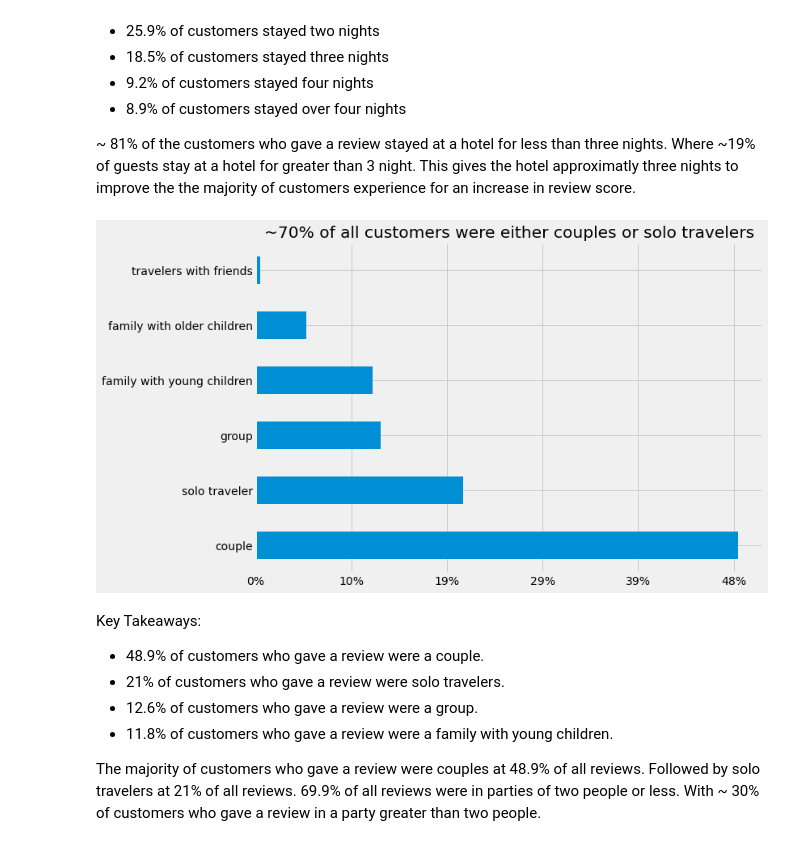
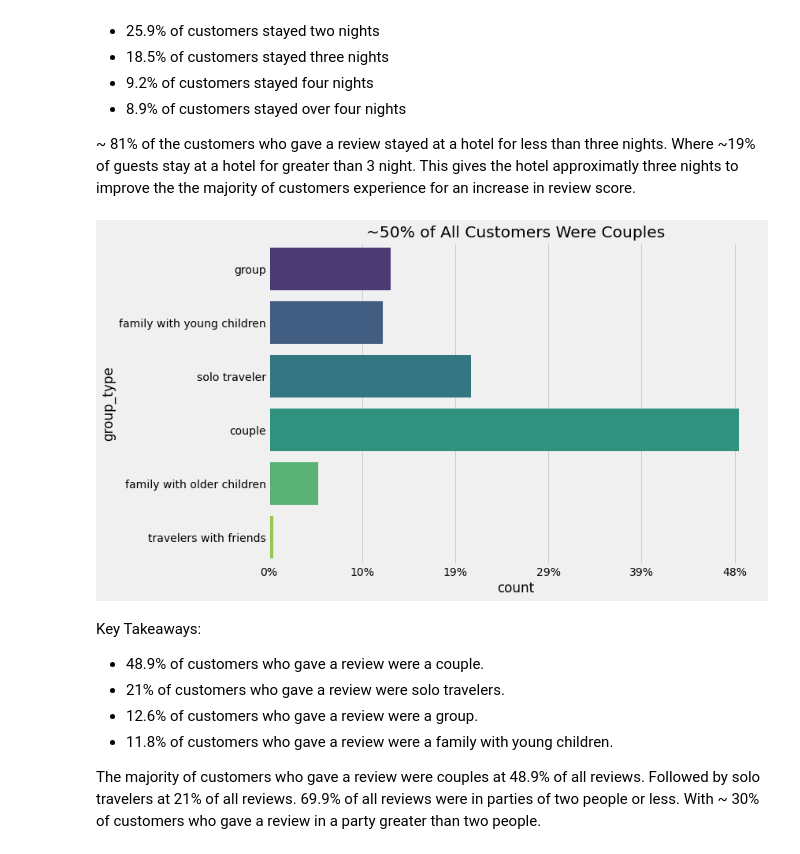
Before and after one commit to InPersonAnalysis/customer_review_capston, a Jupyter notebook: final_notebook.ipynb, the cells around one changed output. Saved outputs shown, nothing was run; the diff lists cells and outputs as text; code cells hidden in the pictures.

Commit message:
Updated group type graph

```diff
--- a/final_notebook.ipynb
+++ b/final_notebook.ipynb
@@ -135,12 +135,12 @@ Key Takeaways:
 ~ 81% of the customers who gave a review stayed at a hotel for less than three nights. Where ~19% of guests stay at a hotel for greater than 3 night. This gives the hotel approximatly three nights to improve the the majority of customers experience for an increase in review score.
 # %%
 #visualize the number of customers by group type
-ax = df.group_type.value_counts().plot.barh()
+ax = sns.countplot(y='group_type', data=df, palette='viridis')
 ax.xaxis.set_major_formatter(mtick.PercentFormatter(xmax=len(df), decimals=None))
-plt.title('~70% of all customers were either couples or solo travelers')
+plt.title('~50% of All Customers Were Couples')
 plt.show()
 # %% [output]
-[figure, old version]
+[figure, new version]
 # %% [markdown]
 Key Takeaways:
 - 48.9% of customers who gave a review were a couple.
```
